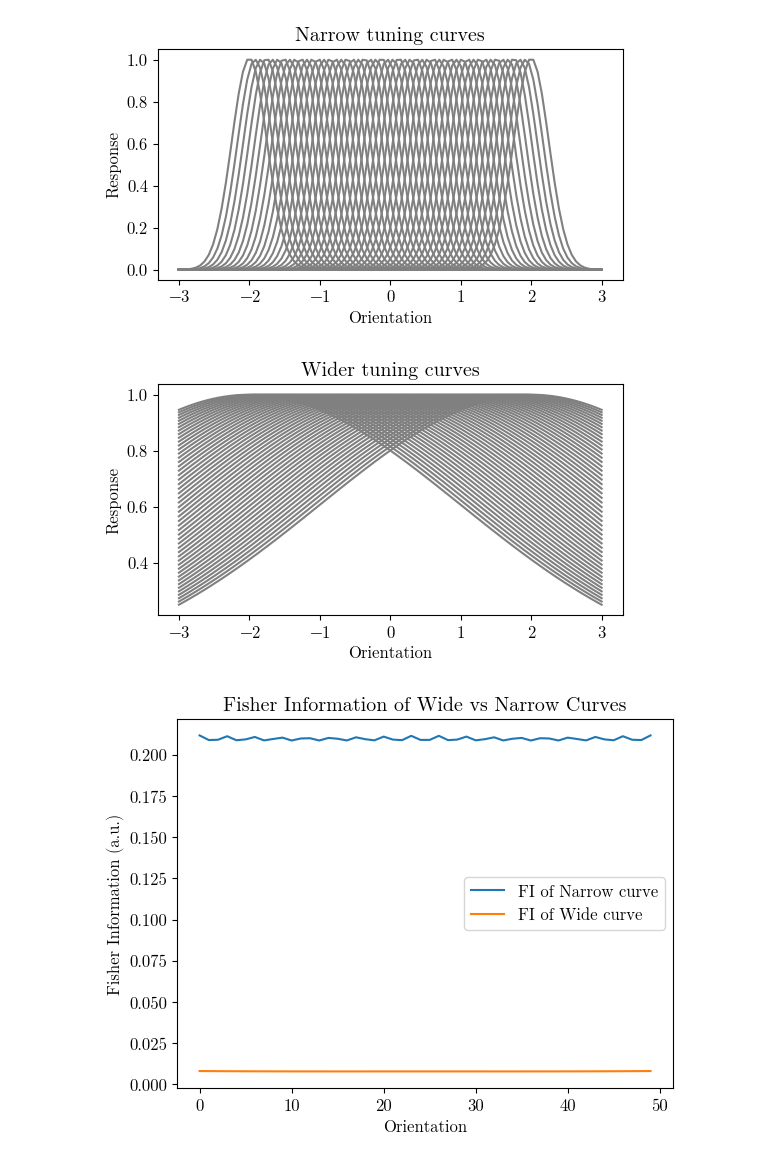
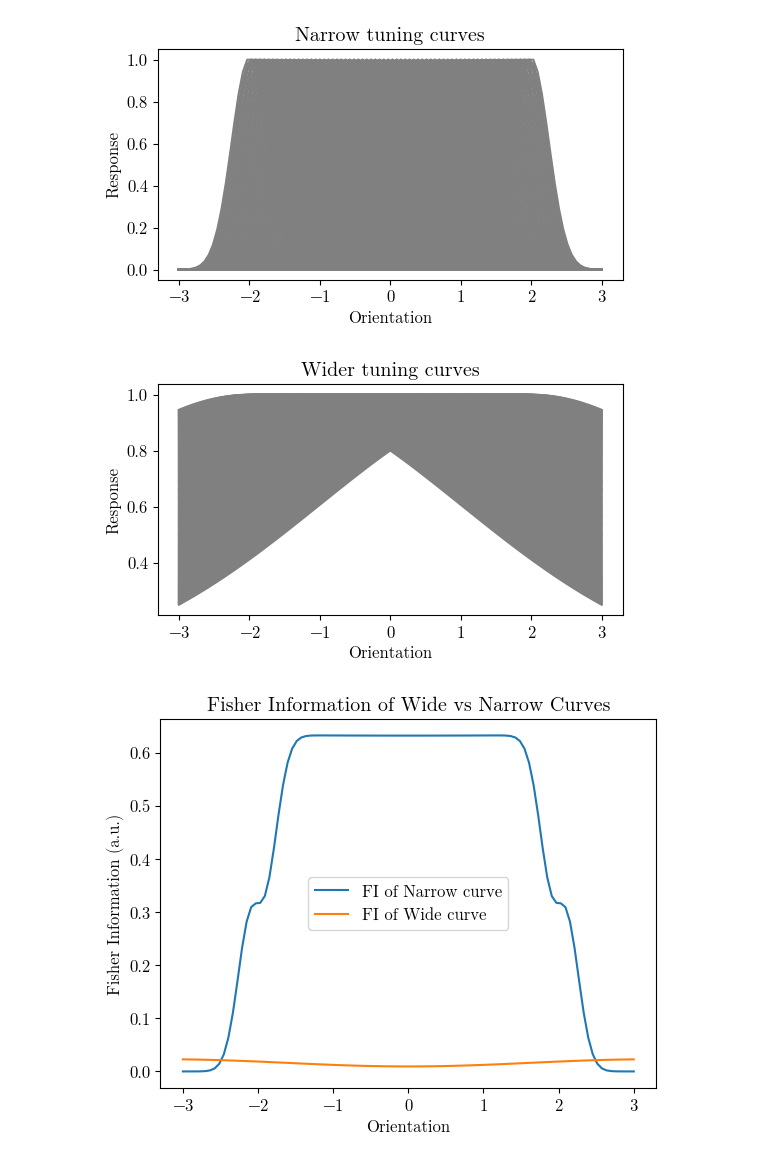
Before and after one commit to rates37/Build-Your-Own-Embedding, a Jupyter notebook: notebooks/information.ipynb, the cells around one changed output. Cells and saved outputs as stored; diff of their text form; code cells hidden in the pictures.

```diff
--- a/notebooks/information.ipynb
+++ b/notebooks/information.ipynb
@@ -40,7 +40,7 @@ if False:
 # %%
 
 x = np.linspace(-3, 3, 100)
-n = 50
+n = 200
 narrowCurves = curves.generate_random_gaussian_curves(
     x = x,
     mu = UniformRange(minVal=-2, maxVal=2, n=n),
@@ -57,53 +57,53 @@ wideCurves = curves.generate_random_gaussian_curves(
     maxResponse = 1
 )
 
-def calculate_fisher_information(tuning_curves):
-    fi_values = []
-    for i in range(len(tuning_curves)):
-        derivative = np.gradient(tuning_curves[i])
-        fisher_information = np.sum(derivative**2)
-        fi_values.append(fisher_information)
-    return fi_values
-
 # def calculate_fisher_information(tuning_curves):
 #     fi_values = []
-#     for i in range(len(tuning_curves[0])):
-#         derivative = np.gradient(np.array([tuning_curves[j][i] for j in range(len(tuning_curves))]))
+#     for i in range(len(tuning_curves)):
+#         derivative = np.gradient(tuning_curves[i])
 #         fisher_information = np.sum(derivative**2)
 #         fi_values.append(fisher_information)
 #     return fi_values
+
+def calculate_fisher_information(tuning_curves):
+    fi_values = np.zeros(tuning_curves[0].shape)
+    for i in range(len(tuning_curves)):
+        derivative = np.gradient(tuning_curves[i])
+        fisher_information = derivative**2
+        fi_values += fisher_information
+    return fi_values
 
 
 # plot the curves:
 fig: plt.Figure = plt.figure(figsize=(6,3))
 for curve in narrowCurves:
     plt.plot(x, curve, color="gray")
 plt.xlabel(r"Orientation")
 plt.ylabel(r"Response")
 plt.title(r"Narrow tuning curves")
 plt.show()
 fig: plt.Figure = plt.figure(figsize=(6,3))
 for curve in wideCurves:
     plt.plot(x, curve, color="gray")
 plt.xlabel(r"Orientation")
 plt.ylabel(r"Response")
 plt.title(r"Wider tuning curves")
 plt.show()
 
 
 # Calculate the Fisher Information for the list of tuning curves
 narrowFI = calculate_fisher_information(narrowCurves)
 wideFI = calculate_fisher_information(wideCurves)
 
 plt.title("Fisher Information of Wide vs Narrow Curves")
-plt.plot(narrowFI, label='FI of Narrow curve')
-plt.plot(wideFI, label='FI of Wide curve')
+plt.plot(x, narrowFI, label='FI of Narrow curve')
+plt.plot(x, wideFI, label='FI of Wide curve')
 plt.xlabel(r"Orientation")
 plt.ylabel(r"Fisher Information (a.u.)")
 plt.legend()
 # plt.ylim([0,1])
 plt.show()
 # %% [output]
-[figure, old version]
+[figure, new version]
-[figure, old version]
+[figure, new version]
-[figure, old version]
+[figure, new version]
```
